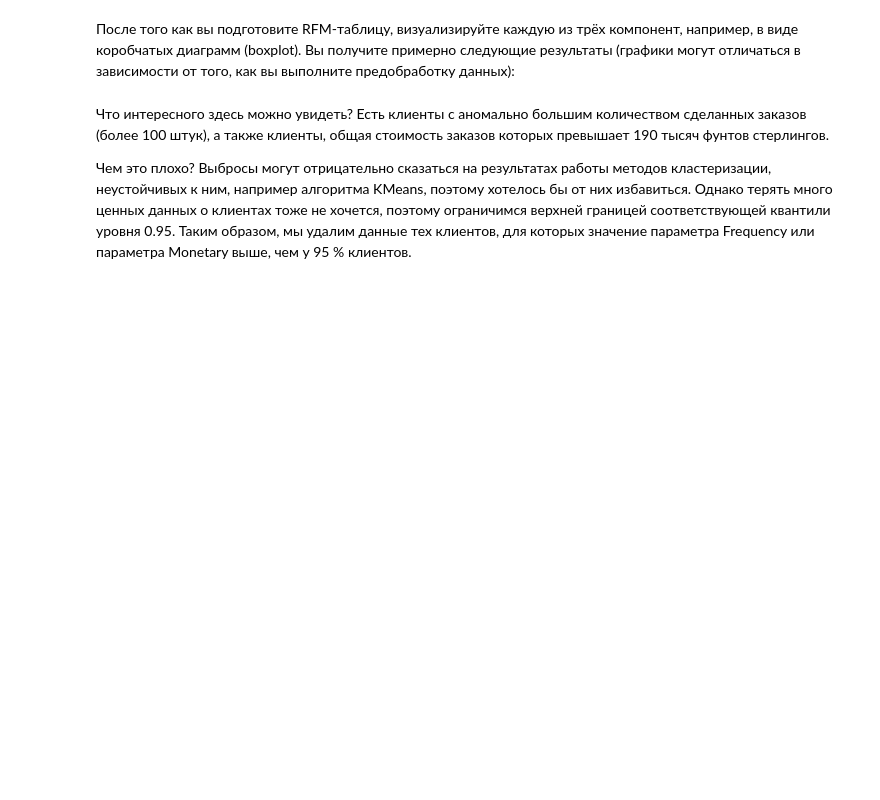
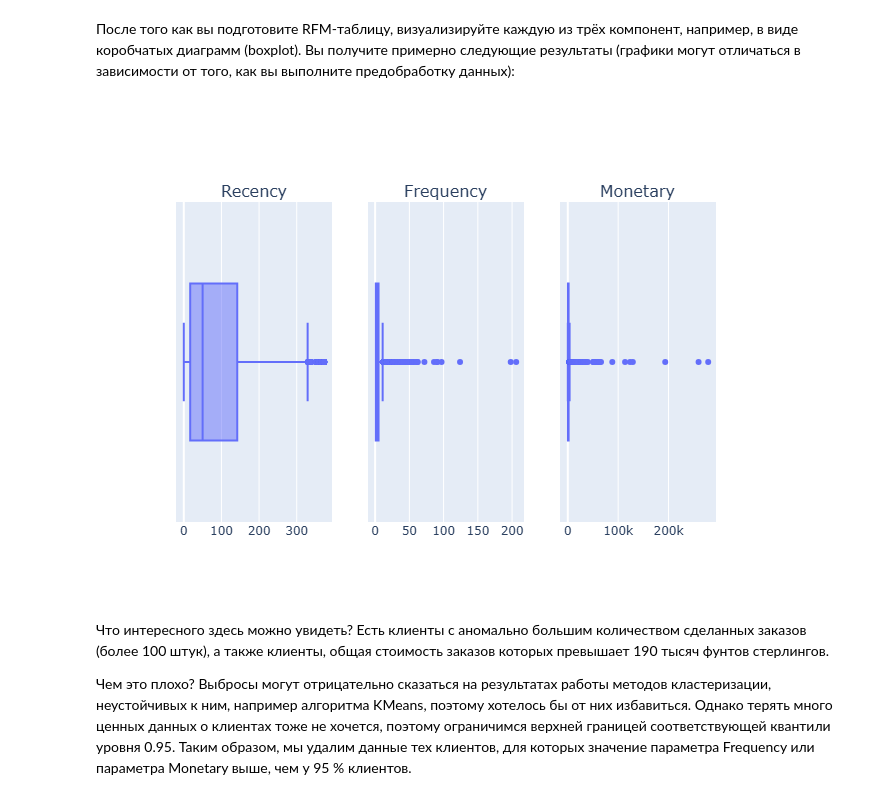
Before and after one commit to lizakoreko/SF_GIT_PJ_6, a Jupyter notebook: project_6/Project_6.ipynb, the cells around one changed output. Drawn from its saved outputs; the diff is of its cells as text; code cells hidden in the pictures; blank space fills up the shorter version.

```diff
--- a/project_6/Project_6.ipynb
+++ b/project_6/Project_6.ipynb
@@ -1612,6 +1611,11 @@ fig.update_layout(showlegend=True)
 # fig.write_html('visualizations/boxplot_1.html')
 fig.write_image('visualizations/boxplot_1.png', engine="kaleido")
 fig.show()
+# %%
+#  Визуализация
+display(Image(filename='visualizations/boxplot_1.png'))
+# %% [output]
+[figure, added]
 # %% [markdown]
 Что интересного здесь можно увидеть? Есть клиенты с аномально большим количеством сделанных заказов (более 100 штук), а также клиенты, общая стоимость заказов которых превышает 190 тысяч фунтов стерлингов.
 
```
Also changed, not shown: parts of 6 cells of this notebook, 2 other files.
